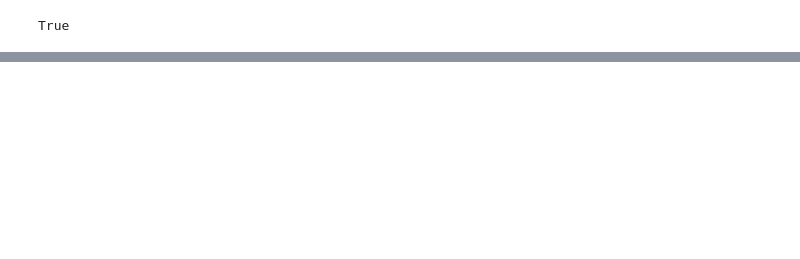
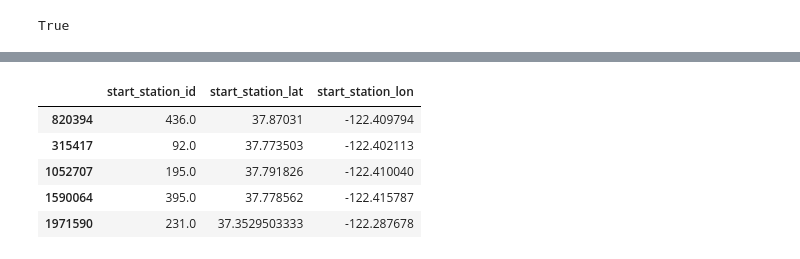
Before and after one commit to Ppkhanh/The-Learning-Machines, a Jupyter notebook: DataPrepVer1.ipynb, the cells around one changed output, grey strips where cells are left out. Saved outputs shown, nothing was run; the diff lists cells and outputs as text; code cells hidden in the pictures; blank space fills up the shorter version.

Commit message:
Adding df_station_info

```diff
--- a/DataPrepVer1.ipynb
+++ b/DataPrepVer1.ipynb
@@ -299,0 +297,14 @@ bikeRen[bikeRen["start_station_id"].isnull()]
+# %%
+#new dataframe that can be used to merge the missing values
+df_station_info_pre = bikeRen[['start_station_id', 'start_station_lat', 'start_station_lon']]
+df_station_info=df_station_info_pre.dropna().copy()
+df_station_info.drop_duplicates(inplace=True)
+# %%
+df_station_info.head()
+# %% [output]
+|  | start_station_id | start_station_lat | start_station_lon |
+| 820394 | 436.0 | 37.87031 | -122.409794 |
+| 315417 | 92.0 | 37.773503 | -122.402113 |
+| 1052707 | 195.0 | 37.791826 | -122.410040 |
+| 1590064 | 395.0 | 37.778562 | -122.415787 |
+| 1971590 | 231.0 | 37.3529503333 | -122.287678 |
```
Also changed, not shown: parts of 11 cells of this notebook.
